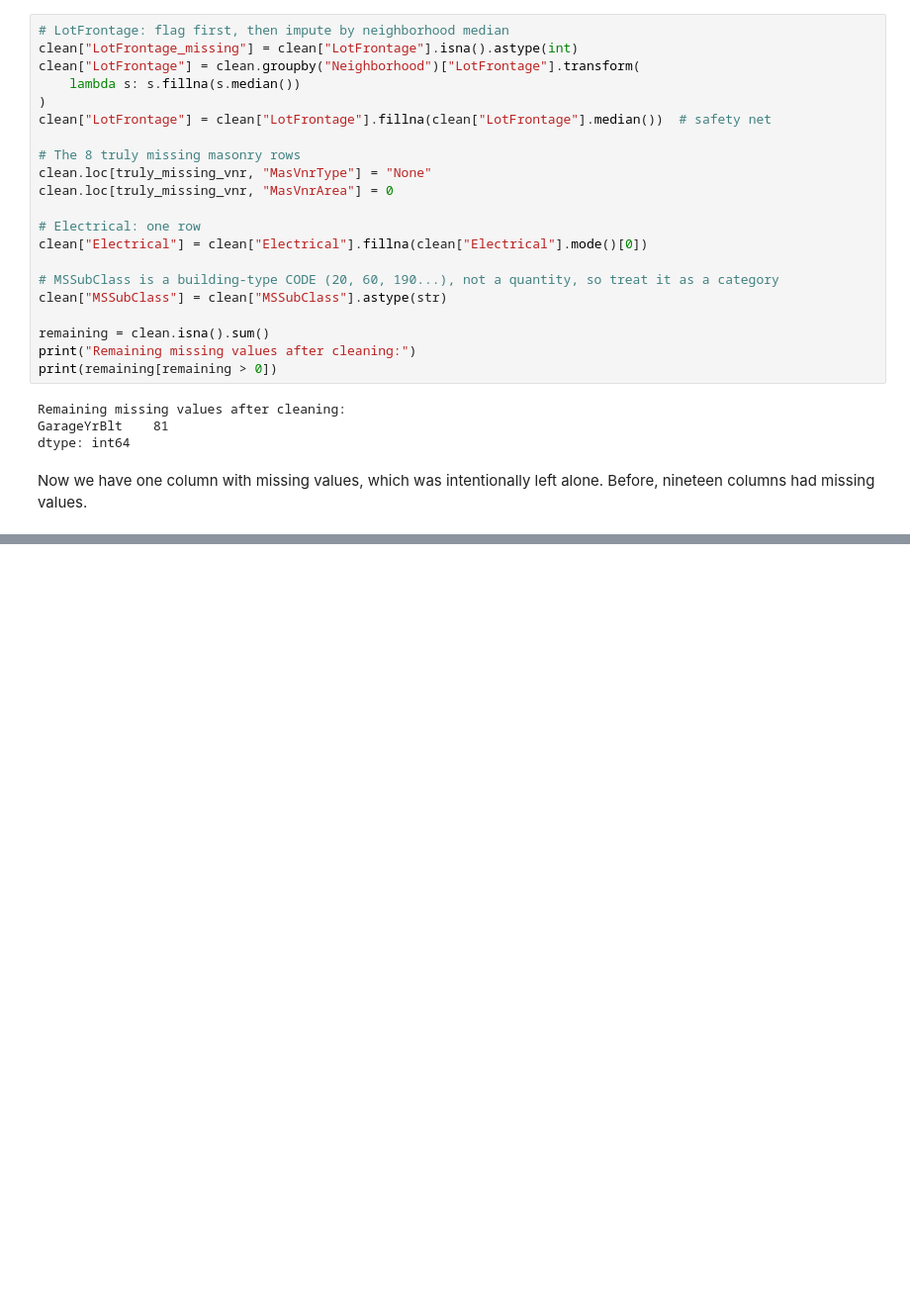
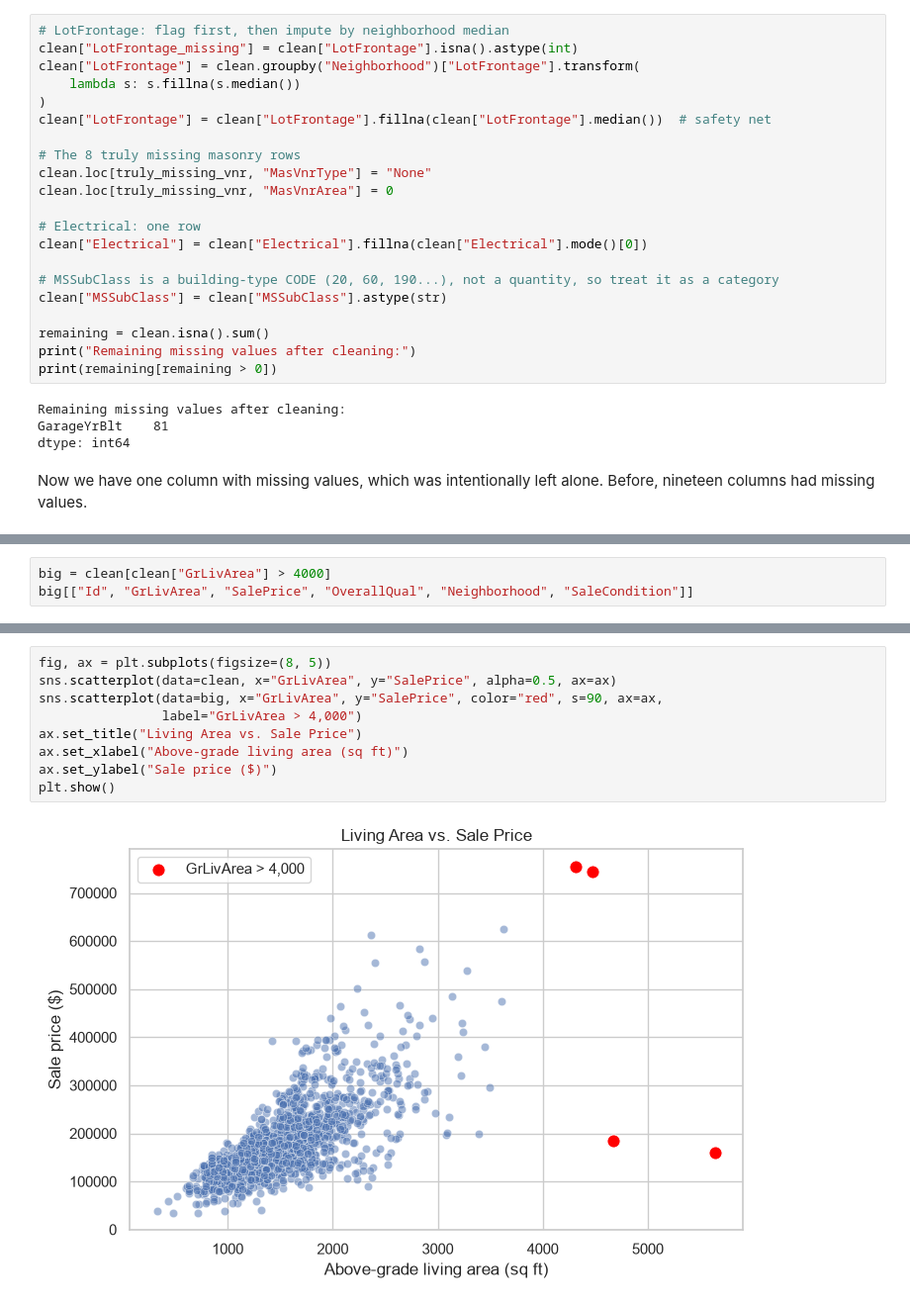
Before and after one commit to willmorgan11/ames_housing, a Jupyter notebook: data_analysis.ipynb, the cells around one changed output, grey strips where cells are left out. Shown at 99% size. Drawn from its saved outputs; the diff is of its cells as text; blank space fills up the shorter version.

```diff
--- a/data_analysis.ipynb
+++ b/data_analysis.ipynb
@@ -306,0 +311,3 @@ Now we have one column with missing values, which was intentionally left alone.
+# %%
+big = clean[clean["GrLivArea"] > 4000]
+big[["Id", "GrLivArea", "SalePrice", "OverallQual", "Neighborhood", "SaleCondition"]]
@@ -306,0 +320,11 @@ Now we have one column with missing values, which was intentionally left alone.
+# %%
+fig, ax = plt.subplots(figsize=(8, 5))
+sns.scatterplot(data=clean, x="GrLivArea", y="SalePrice", alpha=0.5, ax=ax)
+sns.scatterplot(data=big, x="GrLivArea", y="SalePrice", color="red", s=90, ax=ax,
+                label="GrLivArea > 4,000")
+ax.set_title("Living Area vs. Sale Price")
+ax.set_xlabel("Above-grade living area (sq ft)")
+ax.set_ylabel("Sale price ($)")
+plt.show()
+# %% [output]
+[figure, added]
```
Also changed, not shown: parts of 5 cells of this notebook.
